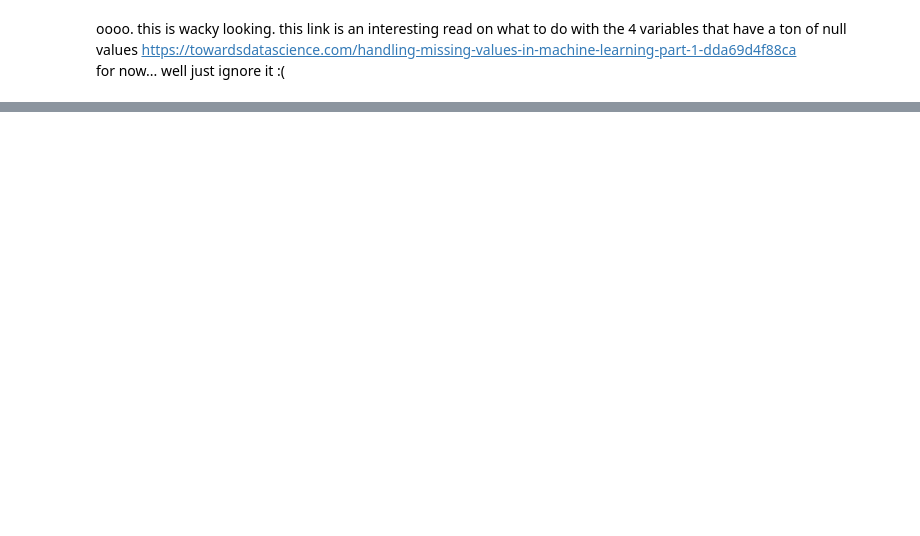
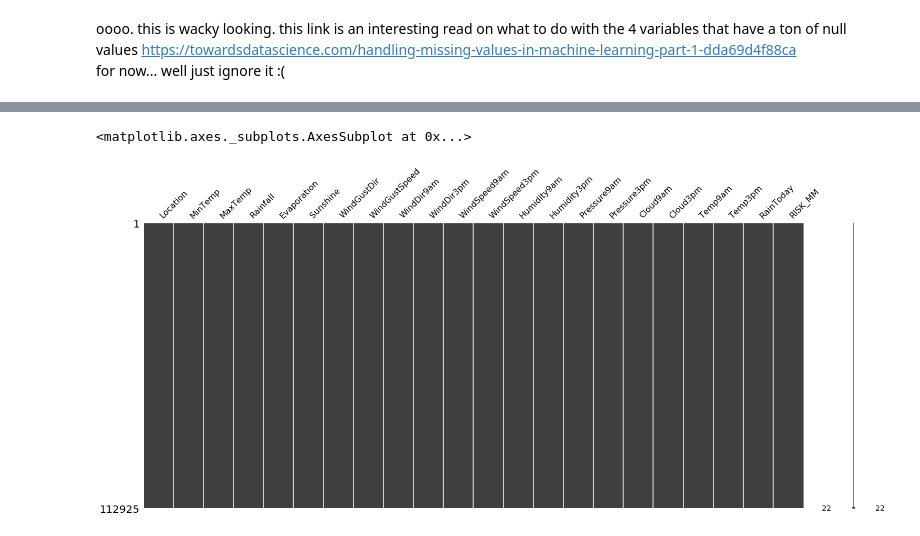
Before and after one commit to Hd0702/CSE5324, a Jupyter notebook: A5/Lab5.ipynb, the cells around one changed output, grey strips where cells are left out. Cells and saved outputs as stored; diff of their text form; code cells hidden in the pictures; blank space fills up the shorter version.

```diff
--- a/A5/Lab5.ipynb
+++ b/A5/Lab5.ipynb
@@ -144,0 +143,4 @@ df
+# %%
+for col in ["Evaporation", "Sunshine", "Cloud9am", "Cloud3pm"]:
+    df_copy[col] = df[col]
+df_copy.head()
@@ -145,3 +155,11 @@ df
+# %%
+df_copy = df_copy.dropna(how='any')
+y = df_copy['RainTomorrow']
+df_copy = df_copy.drop(columns=['RainTomorrow'])
+mn.matrix(df_copy)
+# %% [output]
+<matplotlib.axes._subplots.AxesSubplot at 0x...>
+[figure, added]
 # %%
 import numpy as np
 from sklearn.model_selection import train_test_split
```
Also changed, not shown: parts of 24 cells of this notebook.
